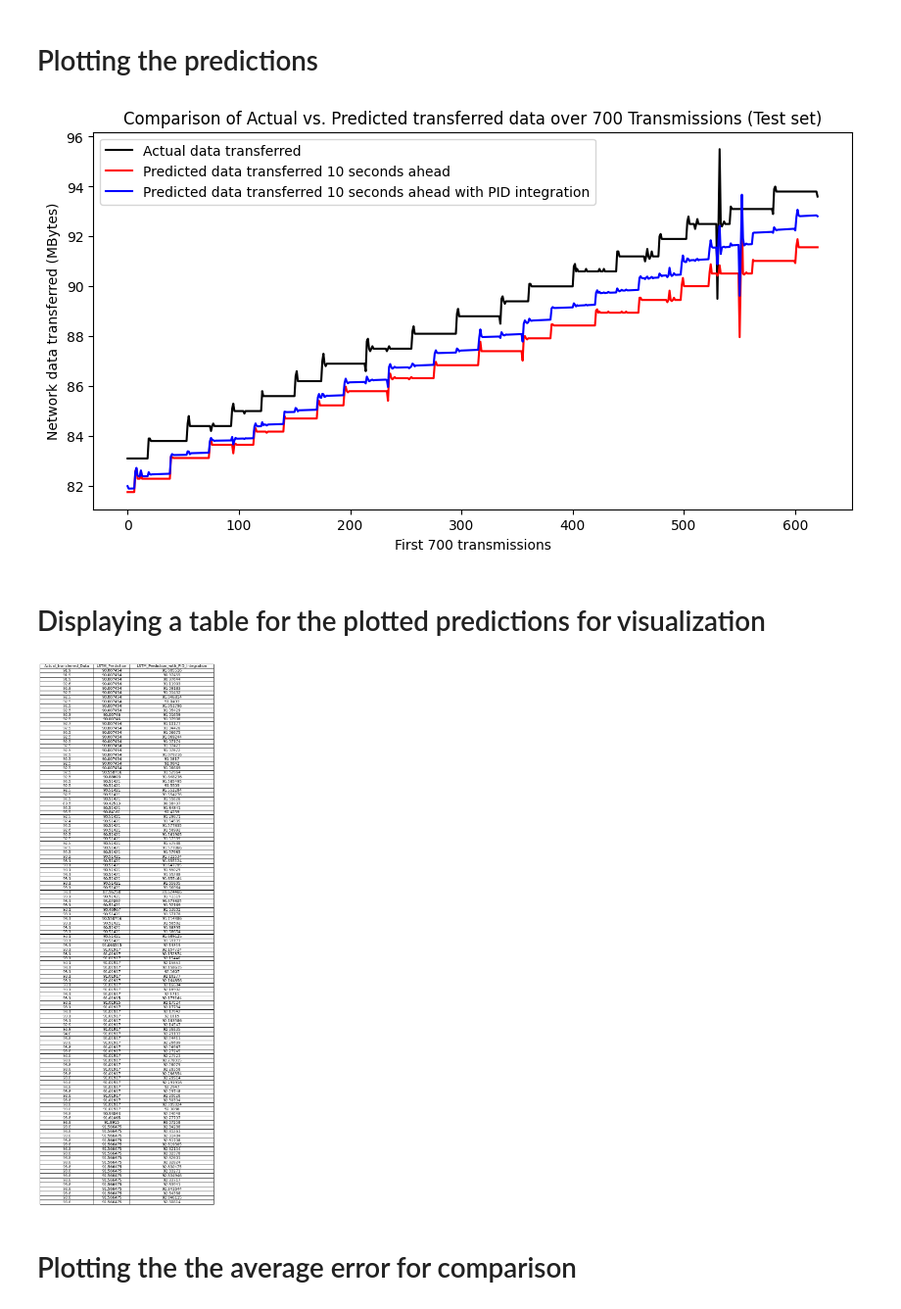
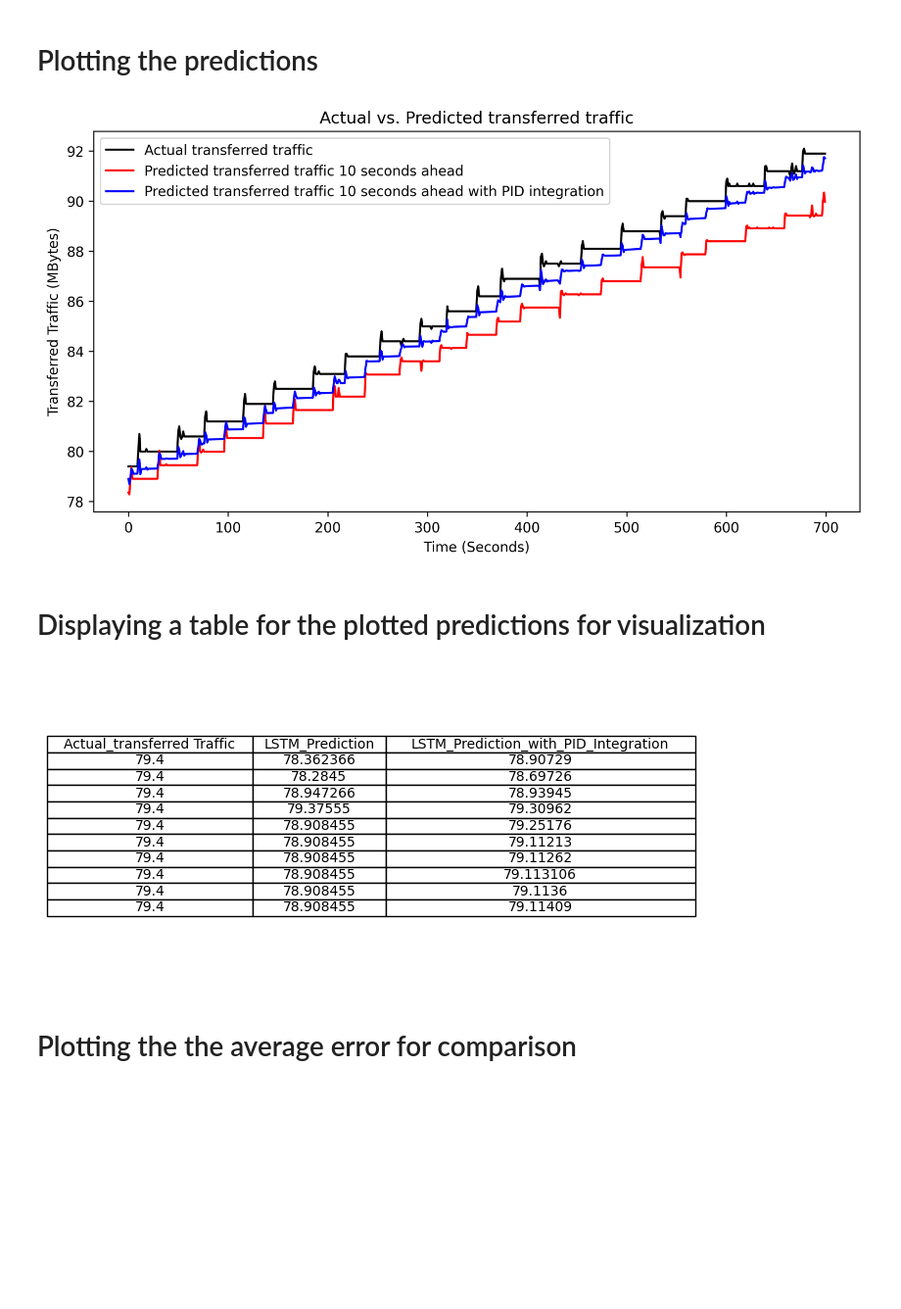
Before and after one commit to johnsengendo/DigitalTwins, a Jupyter notebook: Prediction_Model(10Seconds_ahead)_with_PID_Integration.ipynb, the cells around one changed output. Shown at 98% size. Drawn from its saved outputs; the diff is of its cells as text; code cells hidden in the pictures; blank space fills up the shorter version.

```diff
--- a/Prediction_Model(10Seconds_ahead)_with_PID_Integration.ipynb
+++ b/Prediction_Model(10Seconds_ahead)_with_PID_Integration.ipynb
@@ -42,5 +41,5 @@ np.random.seed(seed)
 # %%
 # Mounting Google Drive to access files
 drive.mount('/content/gdrive')
-Increasing_BW_data = pd.read_fwf('/content/gdrive/My Drive/Data/Data_with_BW_Increasing/Increasing_BW.txt')
+Increasing_BW_data = pd.read_fwf('/content/gdrive/My Drive/Data/Increasing_BW.txt')
 # %% [output]
@@ -190,8 +189,8 @@ test_scaled = SS2.transform(test_values)
 # %%
 WINDOW_SIZE = 1
 # %%
-# Function to create our windowed dataset with ahead set to 20 = 10 seconds
-def create_dataset_windowed(features, labels, ahead=20, window_size=WINDOW_SIZE, max_window_size=200):
+# Function to create our windowed dataset with ahead set to 4 = 2 seconds
+def create_dataset_windowed(features, labels, ahead=20, window_size=WINDOW_SIZE, max_window_size=WINDOW_SIZE):
     samples = features.shape[0]-ahead-(max_window_size-1)
     window_size = min(max(window_size,1),max_window_size)
 
@@ -442,9 +444,9 @@ class PIDController:
         return control_signal
 
 # Defining PID parameters
-Kp = 0.1
+Kp = 0.3
 Ki = 0.001
-Kd = 0.1
+Kd = 0.3
 
 # Initializing the PID controller
 pid_controller = PIDController(Kp, Ki, Kd)
@@ -491,25 +493,30 @@ New(PID) MAE for test: 1.0868022441864014
 # %% [markdown]
 # Plotting the predictions
 # %%
-# Now plotting the labels and scaled predictions
-plt.figure(figsize=(10, 5))
-plt.plot(r_test_dense[:700], 'k-', label='Actual data transferred')
-plt.plot(y_test_LSTM[:700], 'r-', label='Predicted data transferred 10 seconds ahead')
-plt.plot(y_test_LSTM_new[:700], 'b-', label='Predicted data transferred 10 seconds ahead with PID integration')
-plt.ylabel('Network data transferred (MBytes)')
-plt.xlabel('First 700 transmissions')
-plt.title('Comparison of Actual vs. Predicted transferred data over 700 Transmissions (Test set)')
+# Creating a figure with higher resolution
+plt.figure(figsize=(10, 5), dpi=300)
+# Plotting the actual and predicted traffic data
+plt.plot(r_test_dense[:700], 'k-', label='Actual transferred traffic')
+plt.plot(y_test_LSTM[:700], 'r-', label='Predicted transferred traffic 10 seconds ahead')
+plt.plot(y_test_LSTM_new[:700], 'b-', label='Predicted transferred traffic 10 seconds ahead with PID integration')
+
+# Adding labels, title, and legend
+plt.xlabel('Time (Seconds)')
+plt.ylabel('Transferred Traffic (MBytes)')
+plt.title('Actual vs. Predicted transferred traffic')
 plt.legend()
+
+plt.savefig('traffic_comparison.png', format='png', dpi=300)
 plt.show()
 # %% [output]
-[figure, old version]
+[figure, new version]
 # %% [markdown]
 # Displaying a table for the plotted predictions for visualization
 # %%
 # Extracting values from index 500 to 700 for display in a table
-r_test_dense_selected = np.array(r_test_dense[500:701])
-y_test_LSTM_selected = np.array(y_test_LSTM[500:701])
-y_test_LSTM_new_selected = np.array(y_test_LSTM_new[500:701])
+r_test_dense_selected = np.array(r_test_dense[0:10])
+y_test_LSTM_selected = np.array(y_test_LSTM[0:10])
+y_test_LSTM_new_selected = np.array(y_test_LSTM_new[0:10])
 
 # Flattenning the arrays
 r_test_dense_1d = r_test_dense_selected.flatten()
@@ -517,35 +524,35 @@ y_test_LSTM_1d = y_test_LSTM_selected.flatten()
 y_test_LSTM_new_1d = y_test_LSTM_new_selected.flatten()
 
 # Creating DataFrame
 data_pred = {
-    'Actual_transferred_Data': r_test_dense_1d,
+    'Actual_transferred Traffic': r_test_dense_1d,
     'LSTM_Prediction': y_test_LSTM_1d,
     'LSTM_Prediction_with_PID_Integration': y_test_LSTM_new_1d
 }
 df_pred = pd.DataFrame(data_pred)
 
 # Creating figure and axis
 fig, ax = plt.subplots(figsize=(8, 4))
 
 ax.axis('tight')
 ax.axis('off')
 
 # Creating the display table
 table = ax.table(cellText=df_pred.values,
                  colLabels=df_pred.columns,
                  cellLoc='center',
                  loc='center')
 
 # Setting font size
 table.auto_set_font_size(False)
 table.set_fontsize(10)
 
 # Adjusting cell heights
 table.auto_set_column_width(col=list(range(len(df_pred.columns))))
 table.auto_set_column_width(-1)
 plt.show()
 # %% [output]
-[figure, old version]
+[figure, new version]
 # %% [markdown]
 # Plotting the the average error for comparison
 # %%
```
Also changed, not shown: parts of 13 cells of this notebook.
